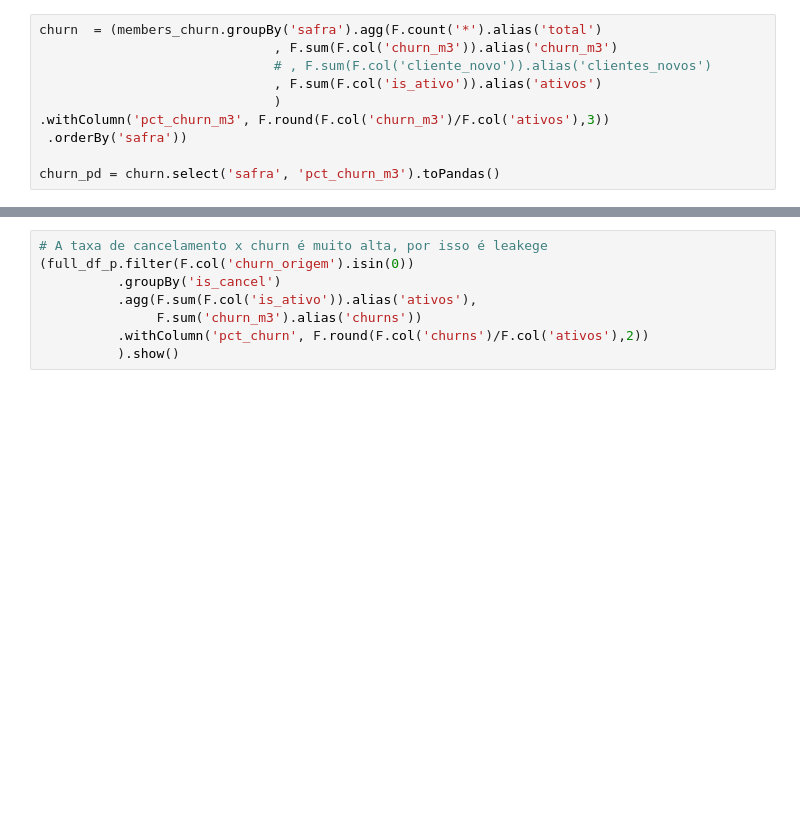
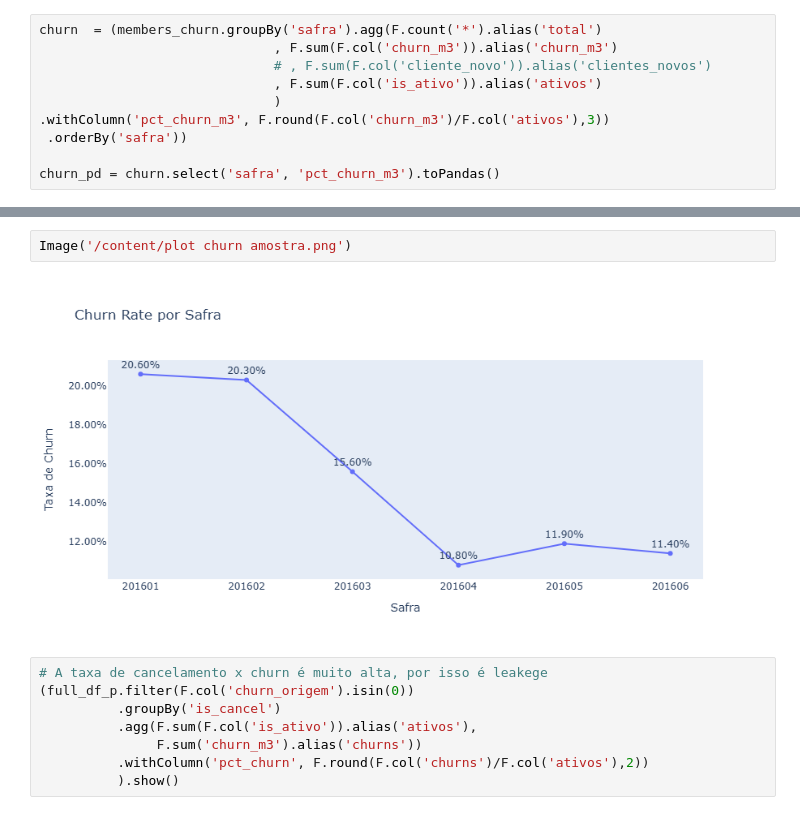
Before and after one commit to Hugo-magalhaes/Colab-data-science, a Jupyter notebook: DataMaster_Hugo_MM_Junior_v2.ipynb, the cells around one changed output, grey strips where cells are left out. Cells and saved outputs as stored; diff of their text form; blank space fills up the shorter version.

```diff
--- a/DataMaster_Hugo_MM_Junior_v2.ipynb
+++ b/DataMaster_Hugo_MM_Junior_v2.ipynb
@@ -503,6 +508,10 @@ fig.update_layout(
 fig.show()
 # %% [output]
 [interactive output not drawn]
+# %%
+Image('/content/plot churn amostra.png')
+# %% [output]
+[figure, added]
 # %%
 # A taxa de cancelamento x churn é muito alta, por isso é leakege
 (full_df_p.filter(F.col('churn_origem').isin(0))
```
Also changed, not shown: parts of 14 cells of this notebook.
